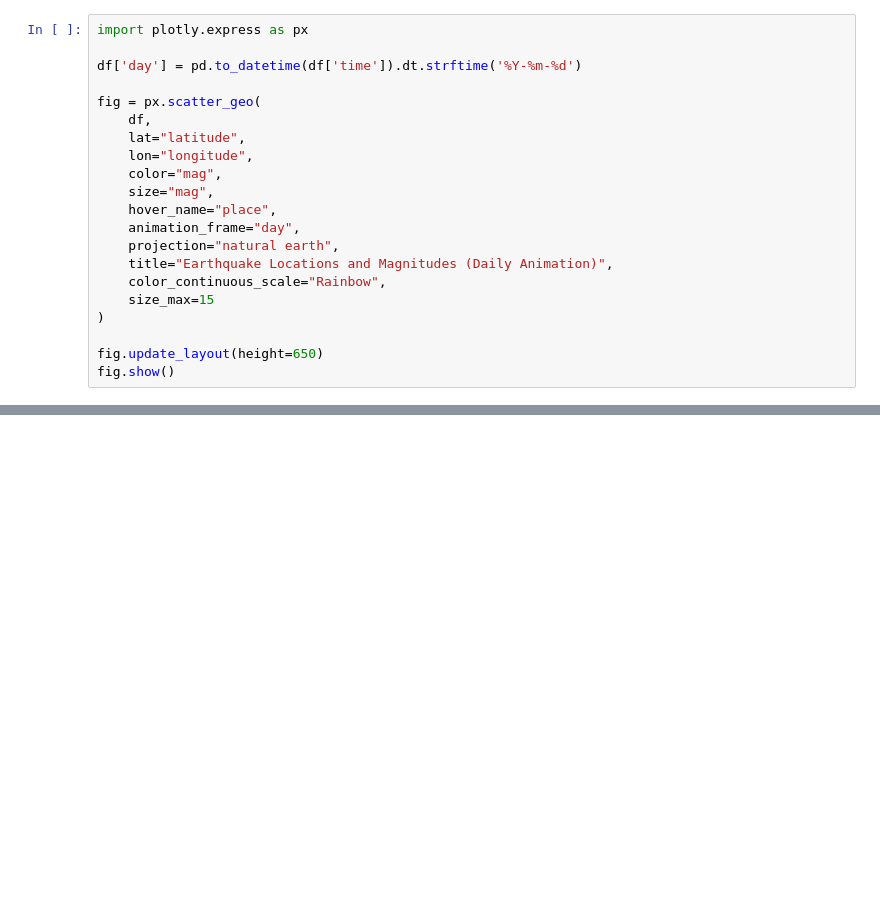
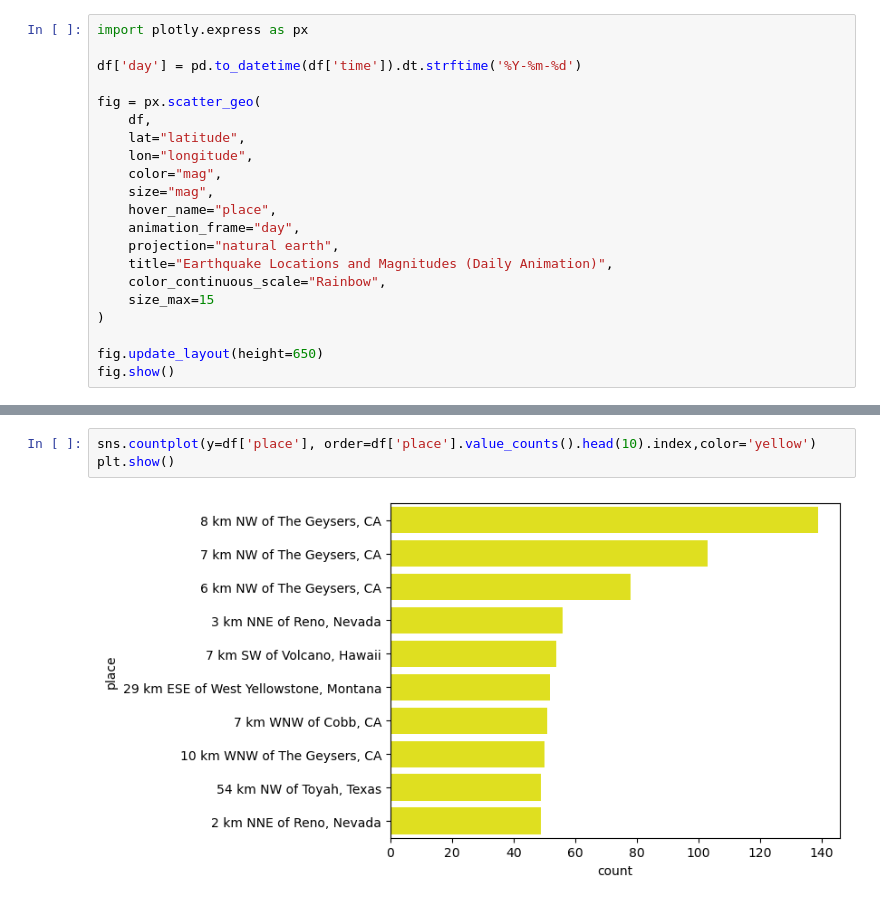
Before and after one commit to Sahil-Dev404/DBSCAN-Uni-Project, a Jupyter notebook: Exp_data_Analysis.ipynb, the cells around one changed output, grey strips where cells are left out. Saved outputs shown, nothing was run; the diff lists cells and outputs as text; blank space fills up the shorter version.

```diff
--- a/Exp_data_Analysis.ipynb
+++ b/Exp_data_Analysis.ipynb
@@ -435,0 +474,5 @@ fig.show()
+# %%
+sns.countplot(y=df['place'], order=df['place'].value_counts().head(10).index,color='yellow')
+plt.show()
+# %% [output]
+[figure, added]
```
Also changed, not shown: parts of 9 cells of this notebook, 1 other file.
